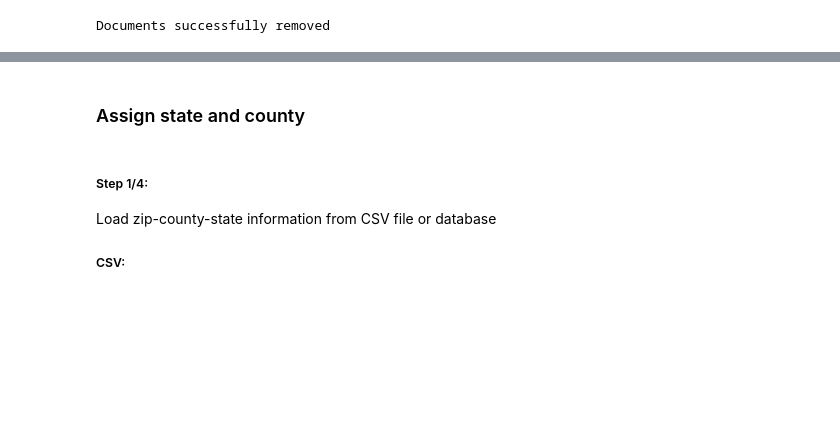
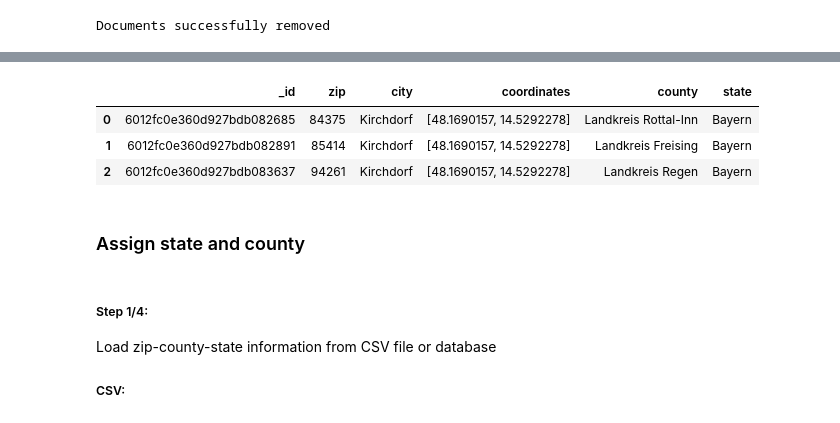
Before and after one commit to mayo-s/phonebookdiver, a Jupyter notebook: jupyter/phonebookdiver_notebook.ipynb, the cells around one changed output, grey strips where cells are left out. Cells and saved outputs as stored; diff of their text form; code cells hidden in the pictures; blank space fills up the shorter version.

```diff
--- a/jupyter/phonebookdiver_notebook.ipynb
+++ b/jupyter/phonebookdiver_notebook.ipynb
@@ -900,0 +890,17 @@ Documents successfully removed
+# %%
+specific_geodata = pd.DataFrame(db['geodata'].find({
+    "coordinates": {
+        "$geoWithin": {
+            "$centerSphere": [[
+               48.1690157,
+               14.5292278
+            ], 0.005000 ]
+        }
+    }
+}))
+geodata
+# %% [output]
+|  | _id | zip | city | coordinates | county | state |
+| 0 | 6012fc0e360d927bdb082685 | 84375 | Kirchdorf | [48.1690157, 14.5292278] | Landkreis Rottal-Inn | Bayern |
+| 1 | 6012fc0e360d927bdb082891 | 85414 | Kirchdorf | [48.1690157, 14.5292278] | Landkreis Freising | Bayern |
+| 2 | 6012fc0e360d927bdb083637 | 94261 | Kirchdorf | [48.1690157, 14.5292278] | Landkreis Regen | Bayern |
```
Also changed, not shown: parts of 18 cells of this notebook.
